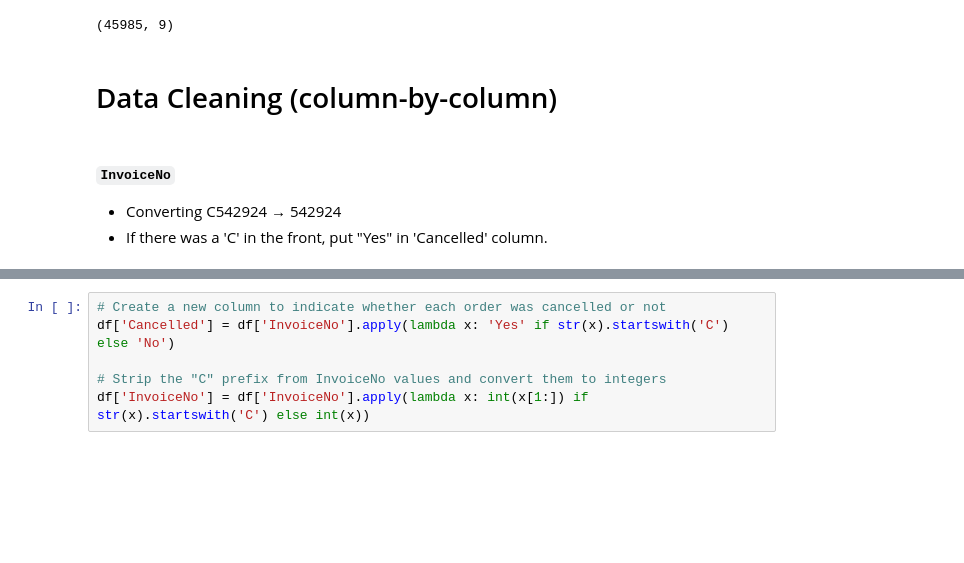
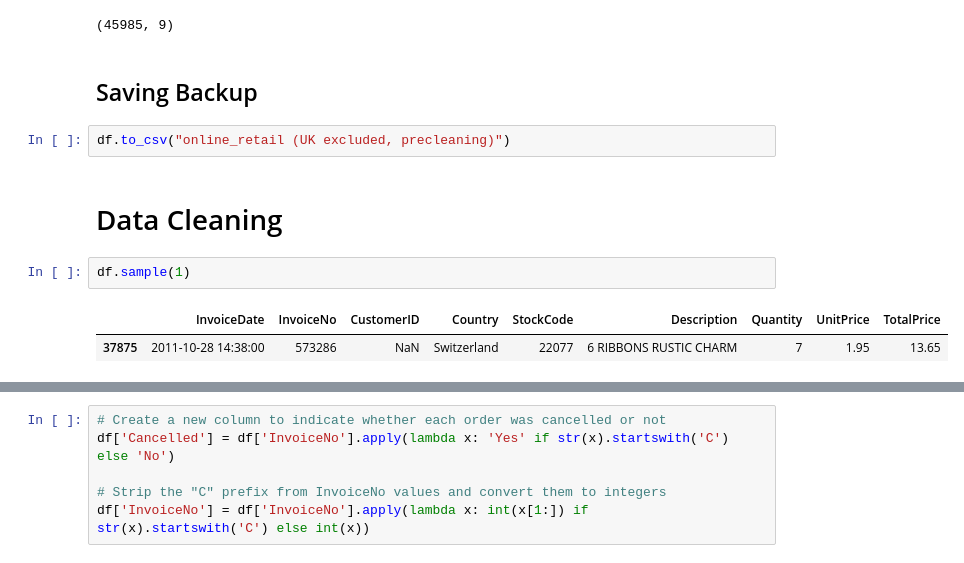
Before and after one commit to TenthAnalyst/Online-Retail-Outlier-Analysis, a Jupyter notebook: online_retail.ipynb, the cells around one changed output, grey strips where cells are left out. Saved outputs shown, nothing was run; the diff lists cells and outputs as text; blank space fills up the shorter version.

```diff
--- a/online_retail.ipynb
+++ b/online_retail.ipynb
@@ -89,9 +89,14 @@ Dataset has **541909** rows and **8** columns.
 df.shape
 # %% [output]
 (45985, 9)
+# %% [markdown]
+## Saving Backup
+# %%
+df.to_csv("online_retail (UK excluded, precleaning)")
 # %% [markdown]
-# Data Cleaning (column-by-column)
+# Data Cleaning
-# %% [markdown]
-#### `InvoiceNo`
-- Converting C542924 → 542924
-- If there was a 'C' in the front, put "Yes" in 'Cancelled' column.
+# %%
+df.sample(1)
+# %% [output]
+|  | InvoiceDate | InvoiceNo | CustomerID | Country | StockCode | Description | Quantity | UnitPrice | TotalPrice |
+| 37875 | 2011-10-28 14:38:00 | 573286 | NaN | Switzerland | 22077 | 6 RIBBONS RUSTIC CHARM | 7 | 1.95 | 13.65 |
```
Also changed, not shown: parts of 57 cells of this notebook, 3 other files.
